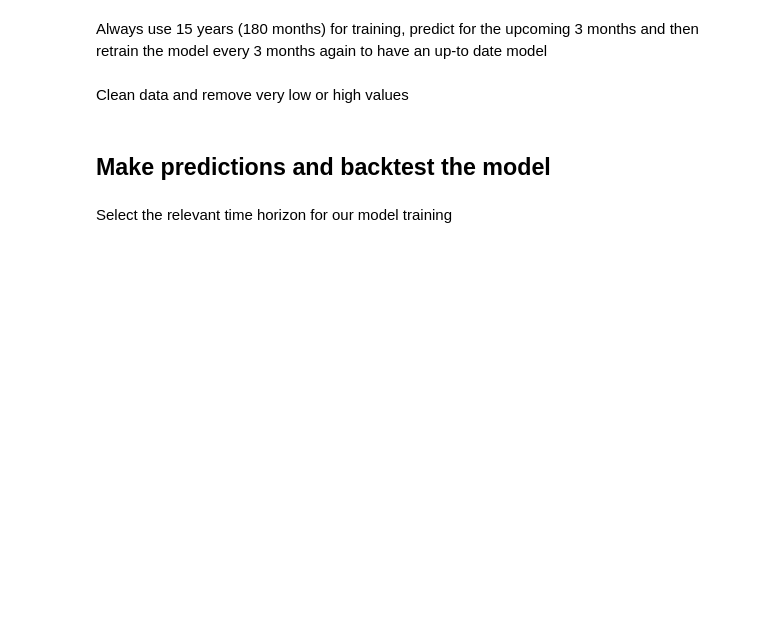
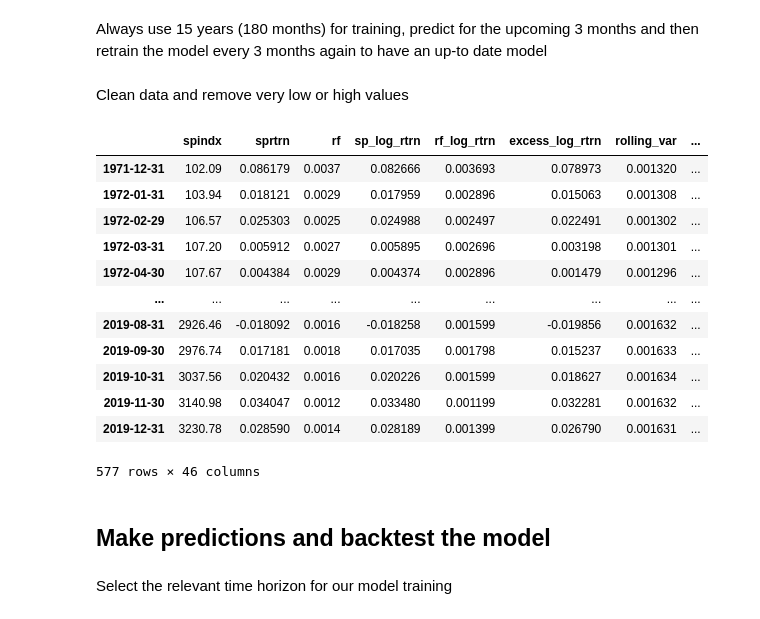
Before and after one commit to FeKapp/bachelorthesis-ai-recommendations, a Jupyter notebook: 5years_unbiased.ipynb, the cells around one changed output. Cells and saved outputs as stored; diff of their text form; code cells hidden in the pictures; blank space fills up the shorter version.

```diff
--- a/5years_unbiased.ipynb
+++ b/5years_unbiased.ipynb
@@ -572,6 +572,22 @@ df[new_predictors] = df[new_predictors].replace([np.inf, -np.inf], np.nan)
 
 # Forward fill, then backward fill as a fallback:
 df[new_predictors] = df[new_predictors].fillna(method='ffill')
+# %%
+df
+# %% [output]
+|  | spindx | sprtrn | rf | sp_log_rtrn | rf_log_rtrn | excess_log_rtrn | rolling_var | ... |
+| 1971-12-31 | 102.09 | 0.086179 | 0.0037 | 0.082666 | 0.003693 | 0.078973 | 0.001320 | ... |
+| 1972-01-31 | 103.94 | 0.018121 | 0.0029 | 0.017959 | 0.002896 | 0.015063 | 0.001308 | ... |
+| 1972-02-29 | 106.57 | 0.025303 | 0.0025 | 0.024988 | 0.002497 | 0.022491 | 0.001302 | ... |
+| 1972-03-31 | 107.20 | 0.005912 | 0.0027 | 0.005895 | 0.002696 | 0.003198 | 0.001301 | ... |
+| 1972-04-30 | 107.67 | 0.004384 | 0.0029 | 0.004374 | 0.002896 | 0.001479 | 0.001296 | ... |
+| ... | ... | ... | ... | ... | ... | ... | ... | ... |
+| 2019-08-31 | 2926.46 | -0.018092 | 0.0016 | -0.018258 | 0.001599 | -0.019856 | 0.001632 | ... |
+| 2019-09-30 | 2976.74 | 0.017181 | 0.0018 | 0.017035 | 0.001798 | 0.015237 | 0.001633 | ... |
+| 2019-10-31 | 3037.56 | 0.020432 | 0.0016 | 0.020226 | 0.001599 | 0.018627 | 0.001634 | ... |
+| 2019-11-30 | 3140.98 | 0.034047 | 0.0012 | 0.033480 | 0.001199 | 0.032281 | 0.001632 | ... |
+| 2019-12-31 | 3230.78 | 0.028590 | 0.0014 | 0.028189 | 0.001399 | 0.026790 | 0.001631 | ... |
+577 rows × 46 columns
 # %% [markdown]
 ## Make predictions and backtest the model
 # %% [markdown]
```
Also changed, not shown: parts of 2 cells of this notebook, 9 other files.
